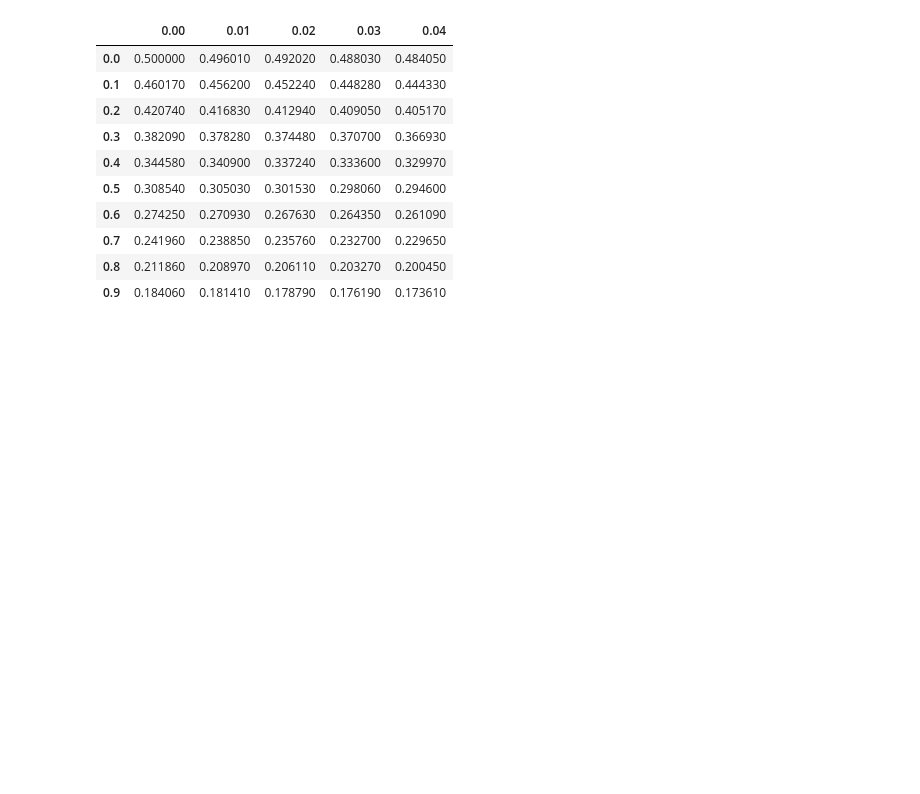
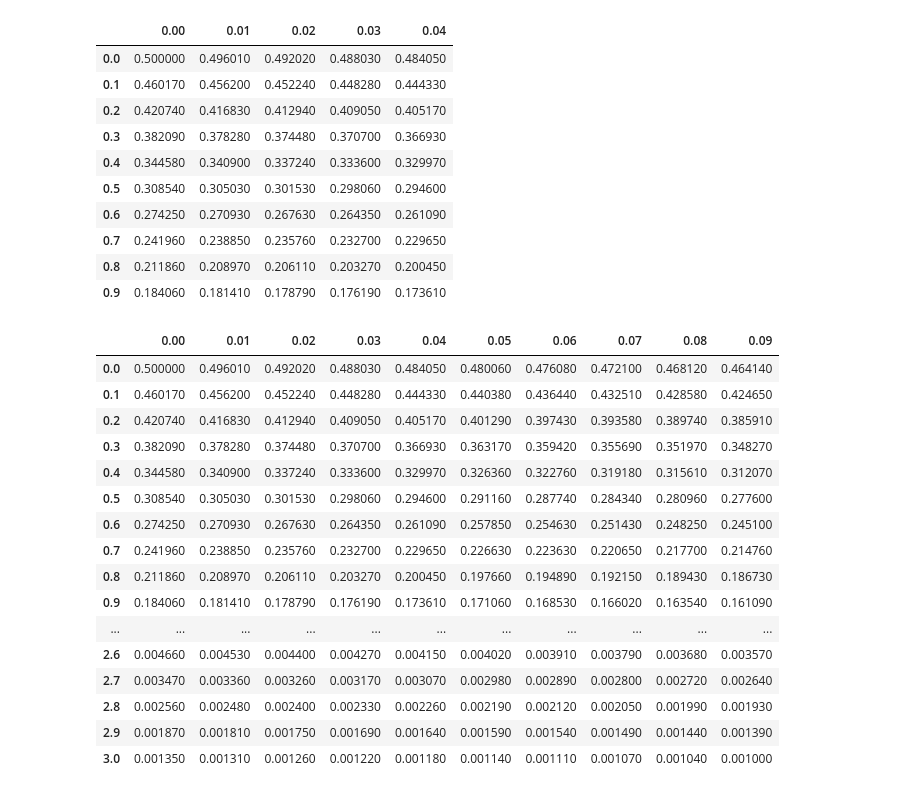
Before and after one commit to sasuraibito1125/google_colab, a Jupyter notebook: 標準正規分布表生成関数.ipynb, the cells around one changed output. Saved outputs shown, nothing was run; the diff lists cells and outputs as text; code cells hidden in the pictures; blank space fills up the shorter version.

```diff
--- a/標準正規分布表生成関数.ipynb
+++ b/標準正規分布表生成関数.ipynb
@@ -30,0 +64,19 @@ def generate_snd_table(both=False, precision=5):
+# %%
+#@title $z$ 値に対する確率を標準正規分布表で強調表示する関数
+#@markdown 関数名：`find_pb_from_snd_table`
+#@markdown * 依存関数：`generate_snd_table`,`highlight_subject`
+def find_pb_from_snd_table(z):
+  '''Find the probability value from SND table as highlight the cell of it.
+
+  Parameters
+  ----------
+  z: z-value of SND.
+
+  Returns
+  -------
+  Styler
+    pandas Styler object to be highlighted
+
+  '''
+  v=f'{z:.02f}'
+  return highlight_subject(generate_snd_table(), row=v[:3], col=f'0.0{v[-1]}')
@@ -82,3 +121,25 @@ highlight_subject(snd.iloc[:10, :5], row='0.4', col='0.02')
 | 0.7 | 0.241960 | 0.238850 | 0.235760 | 0.232700 | 0.229650 |
 | 0.8 | 0.211860 | 0.208970 | 0.206110 | 0.203270 | 0.200450 |
 | 0.9 | 0.184060 | 0.181410 | 0.178790 | 0.176190 | 0.173610 |
+# %%
+#@title 利用例：`find_pb_from_snd_table` { run: "auto", display-mode: "both" }
+z = 0.54 #@param {type:"number"}
+find_pb_from_snd_table(z)
+# %% [output]
+|  | 0.00 | 0.01 | 0.02 | 0.03 | 0.04 | 0.05 | 0.06 | 0.07 | 0.08 | 0.09 |
+| 0.0 | 0.500000 | 0.496010 | 0.492020 | 0.488030 | 0.484050 | 0.480060 | 0.476080 | 0.472100 | 0.468120 | 0.464140 |
+| 0.1 | 0.460170 | 0.456200 | 0.452240 | 0.448280 | 0.444330 | 0.440380 | 0.436440 | 0.432510 | 0.428580 | 0.424650 |
+| 0.2 | 0.420740 | 0.416830 | 0.412940 | 0.409050 | 0.405170 | 0.401290 | 0.397430 | 0.393580 | 0.389740 | 0.385910 |
+| 0.3 | 0.382090 | 0.378280 | 0.374480 | 0.370700 | 0.366930 | 0.363170 | 0.359420 | 0.355690 | 0.351970 | 0.348270 |
+| 0.4 | 0.344580 | 0.340900 | 0.337240 | 0.333600 | 0.329970 | 0.326360 | 0.322760 | 0.319180 | 0.315610 | 0.312070 |
+| 0.5 | 0.308540 | 0.305030 | 0.301530 | 0.298060 | 0.294600 | 0.291160 | 0.287740 | 0.284340 | 0.280960 | 0.277600 |
+| 0.6 | 0.274250 | 0.270930 | 0.267630 | 0.264350 | 0.261090 | 0.257850 | 0.254630 | 0.251430 | 0.248250 | 0.245100 |
+| 0.7 | 0.241960 | 0.238850 | 0.235760 | 0.232700 | 0.229650 | 0.226630 | 0.223630 | 0.220650 | 0.217700 | 0.214760 |
+| 0.8 | 0.211860 | 0.208970 | 0.206110 | 0.203270 | 0.200450 | 0.197660 | 0.194890 | 0.192150 | 0.189430 | 0.186730 |
+| 0.9 | 0.184060 | 0.181410 | 0.178790 | 0.176190 | 0.173610 | 0.171060 | 0.168530 | 0.166020 | 0.163540 | 0.161090 |
+| ... | ... | ... | ... | ... | ... | ... | ... | ... | ... | ... |
+| 2.6 | 0.004660 | 0.004530 | 0.004400 | 0.004270 | 0.004150 | 0.004020 | 0.003910 | 0.003790 | 0.003680 | 0.003570 |
+| 2.7 | 0.003470 | 0.003360 | 0.003260 | 0.003170 | 0.003070 | 0.002980 | 0.002890 | 0.002800 | 0.002720 | 0.002640 |
+| 2.8 | 0.002560 | 0.002480 | 0.002400 | 0.002330 | 0.002260 | 0.002190 | 0.002120 | 0.002050 | 0.001990 | 0.001930 |
+| 2.9 | 0.001870 | 0.001810 | 0.001750 | 0.001690 | 0.001640 | 0.001590 | 0.001540 | 0.001490 | 0.001440 | 0.001390 |
+| 3.0 | 0.001350 | 0.001310 | 0.001260 | 0.001220 | 0.001180 | 0.001140 | 0.001110 | 0.001070 | 0.001040 | 0.001000 |
```
Also changed, not shown: parts of 6 cells of this notebook.
